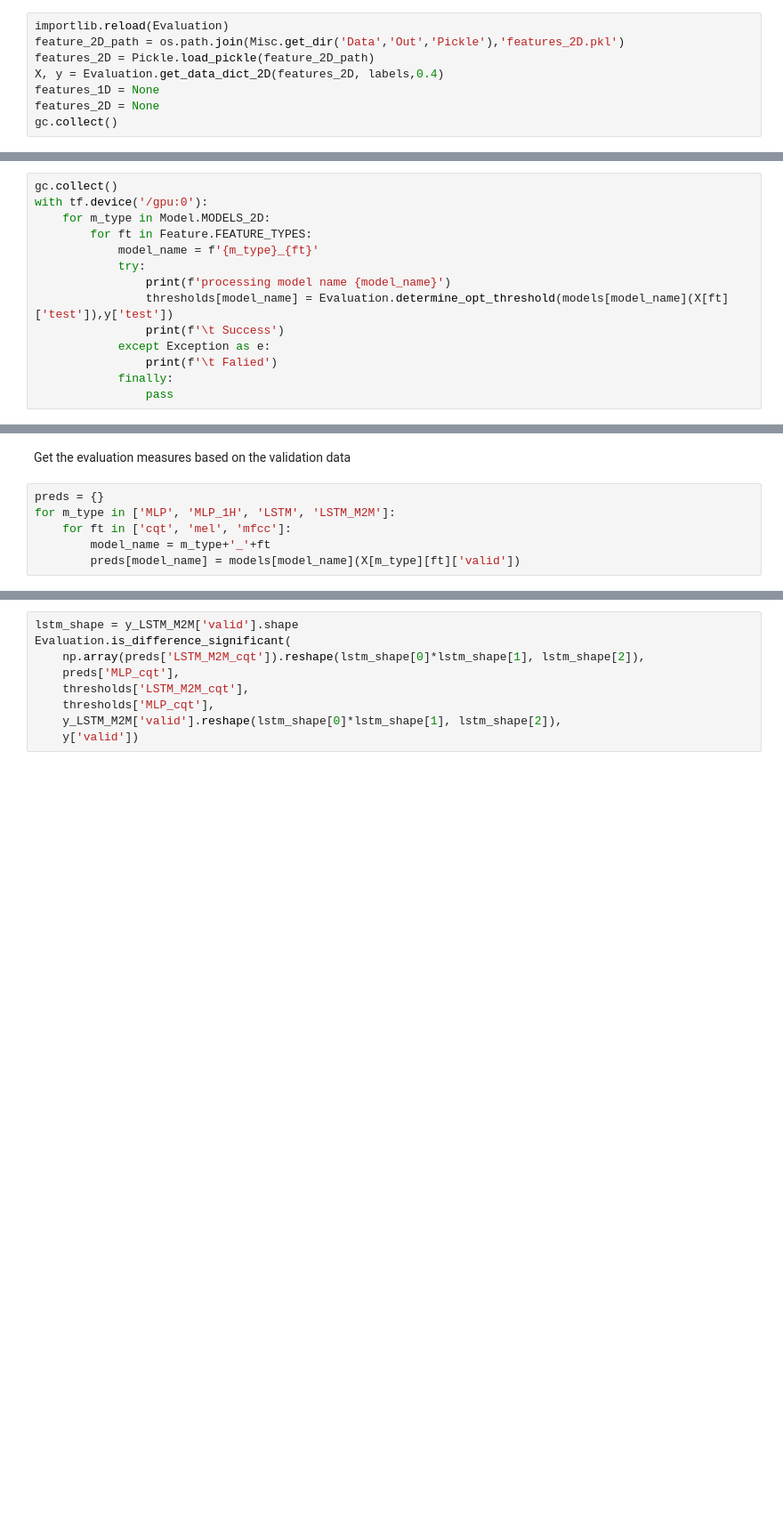
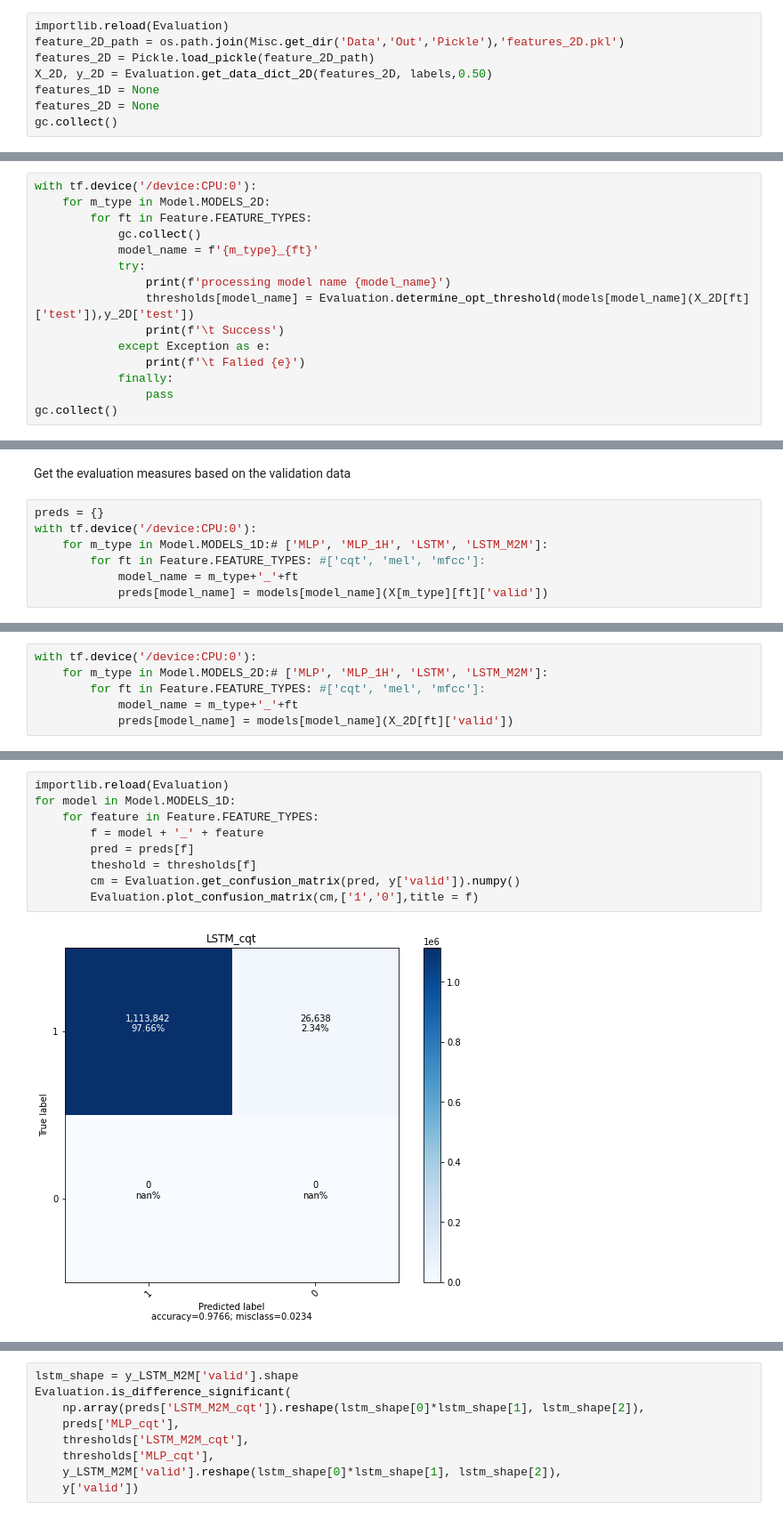
Before and after one commit to asahicantu/DAT5502021, a Jupyter notebook: ModelsEvaluation.ipynb, the cells around one changed output, grey strips where cells are left out. Shown at 89% size. Cells and saved outputs as stored; diff of their text form; blank space fills up the shorter version.

Commit message:
Added graphs and new D2 models

```diff
--- a/ModelsEvaluation.ipynb
+++ b/ModelsEvaluation.ipynb
@@ -71,7 +83,7 @@ UnknownError: Fail to find the dnn implementation. [Op:CudnnRNN]
 importlib.reload(Evaluation)
 feature_2D_path = os.path.join(Misc.get_dir('Data','Out','Pickle'),'features_2D.pkl')
 features_2D = Pickle.load_pickle(feature_2D_path)
-X, y = Evaluation.get_data_dict_2D(features_2D, labels,0.4)
+X_2D, y_2D = Evaluation.get_data_dict_2D(features_2D, labels,0.50)
 features_1D = None
 features_2D = None
 gc.collect()
@@ -78,14 +93,15 @@ gc.collect()
 # %%
-gc.collect()
-with tf.device('/gpu:0'):
+with tf.device('/device:CPU:0'):
     for m_type in Model.MODELS_2D:
         for ft in Feature.FEATURE_TYPES:
+            gc.collect()
             model_name = f'{m_type}_{ft}'
             try:
                 print(f'processing model name {model_name}')
-                thresholds[model_name] = Evaluation.determine_opt_threshold(models[model_name](X[ft]['test']),y['test'])
+                thresholds[model_name] = Evaluation.determine_opt_threshold(models[model_name](X_2D[ft]['test']),y_2D['test'])
                 print(f'\t Success')
             except Exception as e:
-                print(f'\t Falied')
+                print(f'\t Falied {e}')
             finally:
                 pass
+gc.collect()
@@ -93,7 +135,8 @@ with tf.device('/gpu:0'):
 Get the evaluation measures based on the validation data
 # %%
 preds = {}
-for m_type in ['MLP', 'MLP_1H', 'LSTM', 'LSTM_M2M']:
-    for ft in ['cqt', 'mel', 'mfcc']:
-        model_name = m_type+'_'+ft
-        preds[model_name] = models[model_name](X[m_type][ft]['valid'])
+with tf.device('/device:CPU:0'):
+    for m_type in Model.MODELS_1D:# ['MLP', 'MLP_1H', 'LSTM', 'LSTM_M2M']:
+        for ft in Feature.FEATURE_TYPES: #['cqt', 'mel', 'mfcc']:
+            model_name = m_type+'_'+ft
+            preds[model_name] = models[model_name](X[m_type][ft]['valid'])
@@ -139,0 +143,6 @@ Area under curve: 0.7585496381821201
+# %%
+with tf.device('/device:CPU:0'):
+    for m_type in Model.MODELS_2D:# ['MLP', 'MLP_1H', 'LSTM', 'LSTM_M2M']:
+        for ft in Feature.FEATURE_TYPES: #['cqt', 'mel', 'mfcc']:
+            model_name = m_type+'_'+ft
+            preds[model_name] = models[model_name](X_2D[ft]['valid'])
@@ -139,0 +153,11 @@ Area under curve: 0.7585496381821201
+# %%
+importlib.reload(Evaluation)
+for model in Model.MODELS_1D:
+    for feature in Feature.FEATURE_TYPES:
+        f = model + '_' + feature
+        pred = preds[f]
+        theshold = thresholds[f]
+        cm = Evaluation.get_confusion_matrix(pred, y['valid']).numpy()
+        Evaluation.plot_confusion_matrix(cm,['1','0'],title = f)
+# %% [output]
+[figure, added]
```
Also changed, not shown: parts of 13 cells of this notebook, 16 other files.
